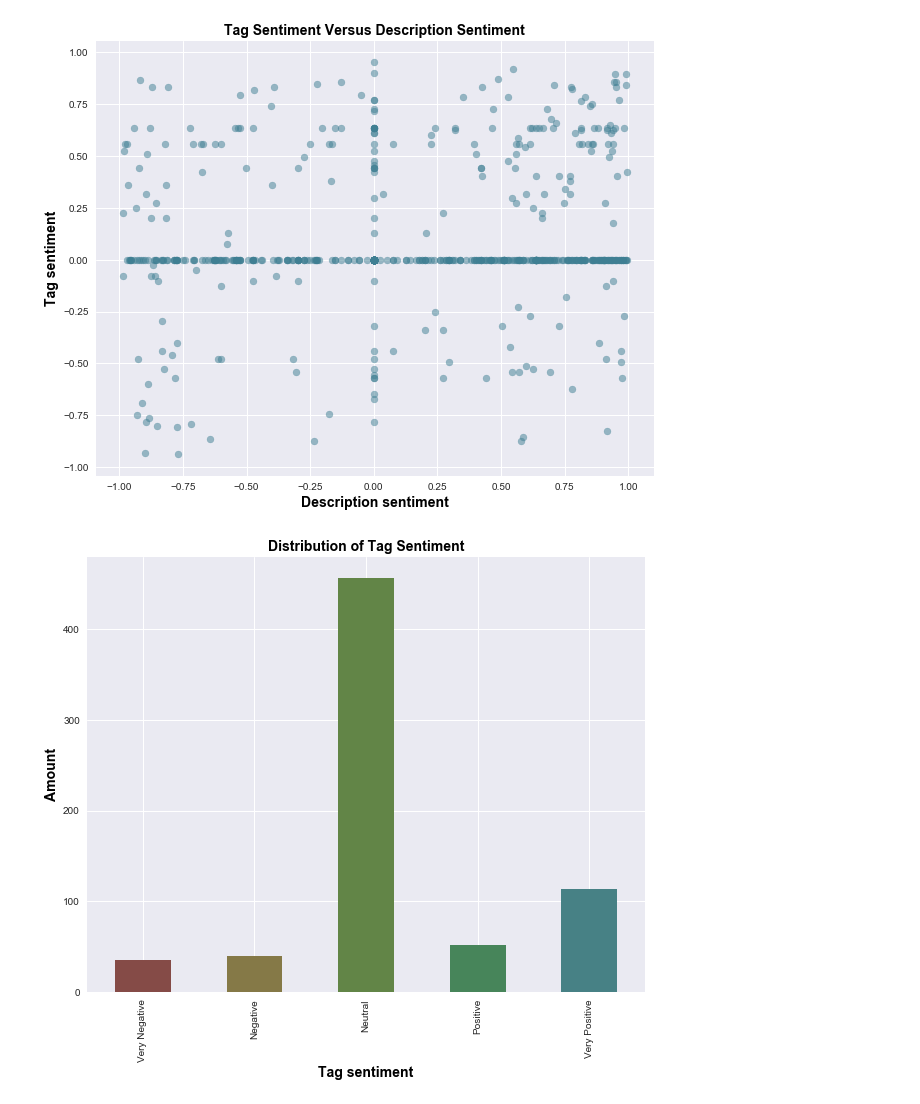
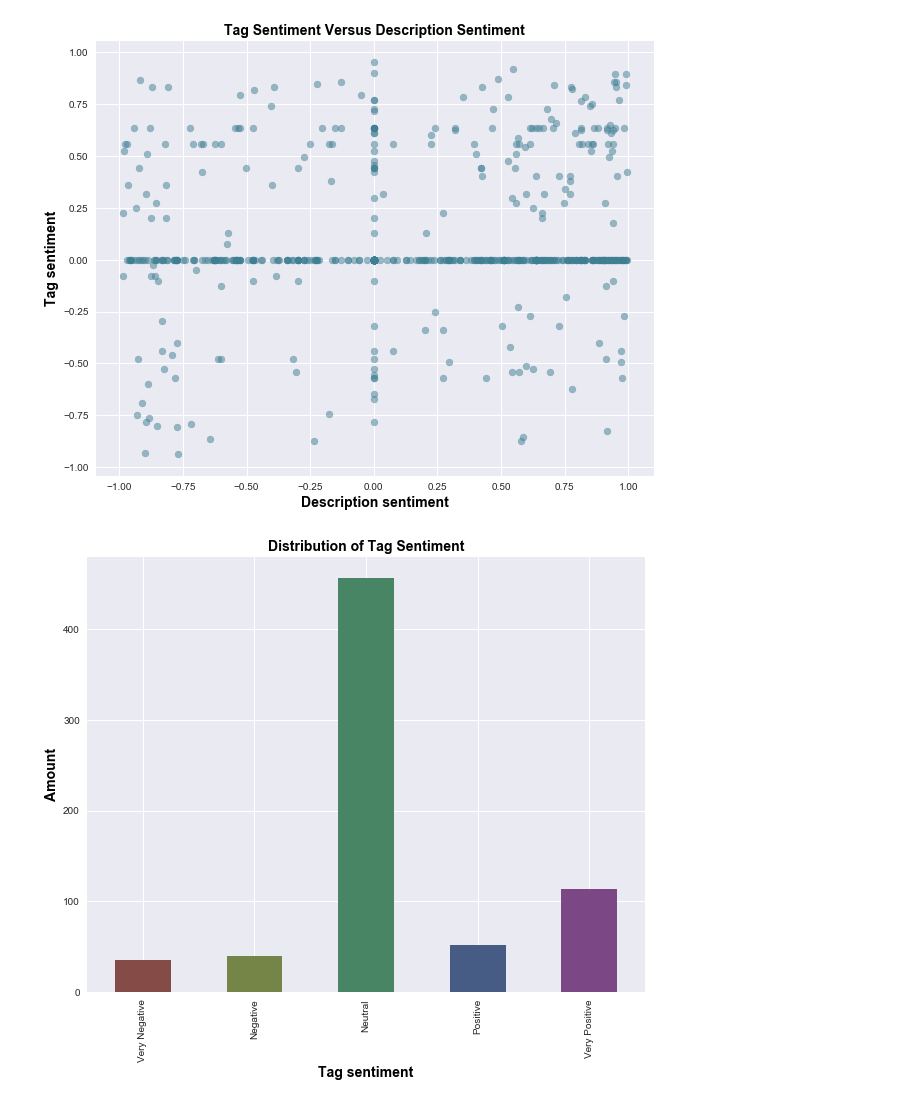
Before and after one commit to rupalimayekar/ProjectWattpad, a Jupyter notebook: sentimentanalysis.ipynb, the cells around one changed output. Saved outputs shown, nothing was run; the diff lists cells and outputs as text; code cells hidden in the pictures.

```diff
--- a/sentimentanalysis.ipynb
+++ b/sentimentanalysis.ipynb
@@ -57,14 +57,14 @@ df_tags_bins_counts=df_tags_bins.value_counts()
 df_tags_bins_counts=df_tags_bins_counts[group_names]
 # %%
 plt.figure(figsize=(10,8))
-df_tags_bins_counts.plot(kind='bar',color=seaborn.hls_palette(8, l=.4, s=.3))
+df_tags_bins_counts.plot(kind='bar',color=seaborn.hls_palette(5, l=.4, s=.3))
 plt.xlabel('Tag sentiment',fontdict=font)
 plt.ylabel('Amount',fontdict=font)
 plt.title('Distribution of Tag Sentiment',fontdict=font)
 plt.savefig('images/TagSentimentBar.png')
 plt.show()
 # %% [output]
-[figure, old version]
+[figure, new version]
 # %%
 bins=[-1,-.5,-.01,0.1,.5,1]
 group_names = ['Very Negative', 'Negative','Neutral', 'Positive', 'Very Positive']
```
Also changed, not shown: parts of 1 cell of this notebook, 7 other files.
